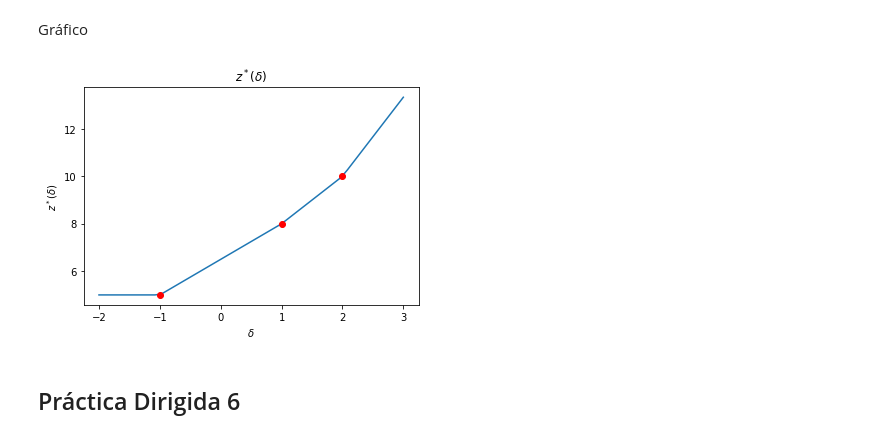
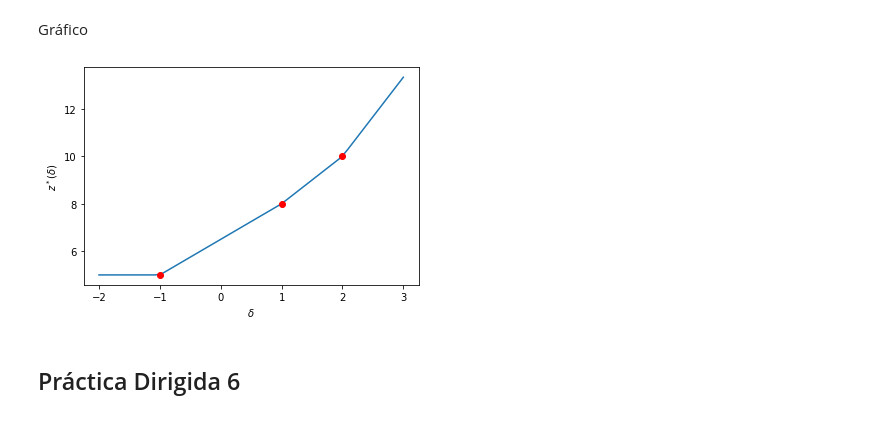
Before and after one commit to jbardalesr/linear-programming, a Jupyter notebook: exercises_sensibility.ipynb, the cells around one changed output. Drawn from its saved outputs; the diff is of its cells as text; code cells hidden in the pictures.

```diff
--- a/exercises_sensibility_analisis.ipynb
+++ b/exercises_sensibility.ipynb
@@ -346,29 +512,28 @@ Gráfico
 # %%
 def z(delta):
     if delta < -1:
         return 5
     elif -1 <= delta < 1:
         return (3 * delta + 13) / 2
     elif 1 <= delta < 2:
         return 2 * delta + 6
     else:
         return 10 / 3 * (delta + 1)
 
 
 interval_point = [-1, 1, 2]
 z_point = [z(d) for d in interval_point]
 
 interval = np.linspace(-2, 3)
 z_plot = [z(d) for d in interval]
 
-plt.title("$z^*(\delta)$")
 plt.xlabel("$\delta$")
 plt.ylabel("$z^*(\delta)$")
 plt.plot(interval, z_plot)
 plt.plot(interval_point, z_point, 'o', c='r')
 plt.show()
 # %% [output]
-[figure, old version]
+[figure, new version]
 # %% [markdown]
 ## Práctica Dirigida 6
 # %% [markdown]
```
Also changed, not shown: parts of 33 cells of this notebook, 1 other file.
